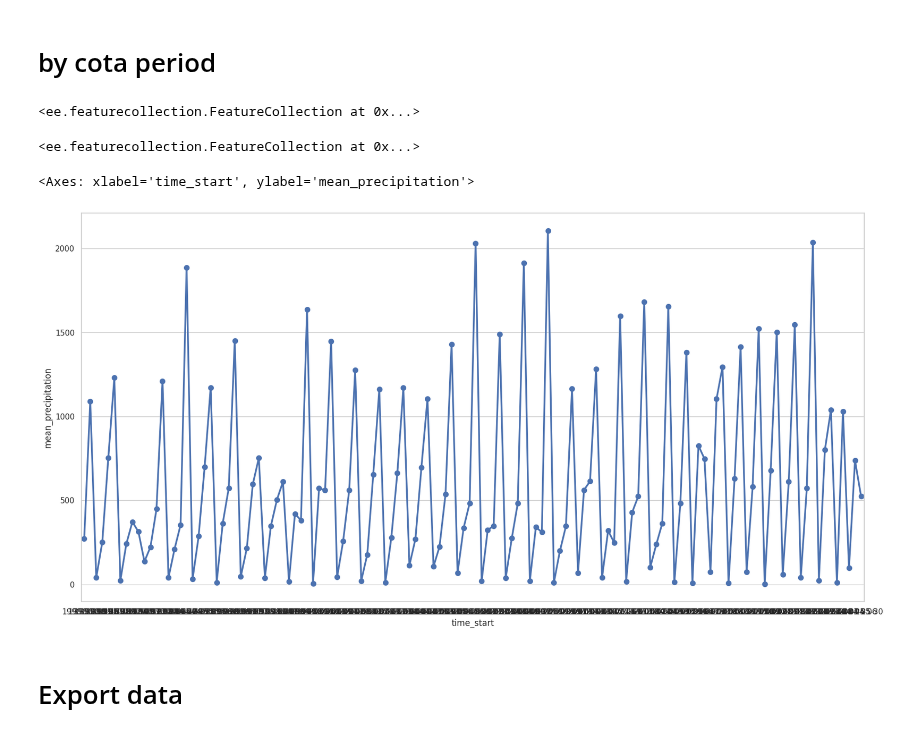
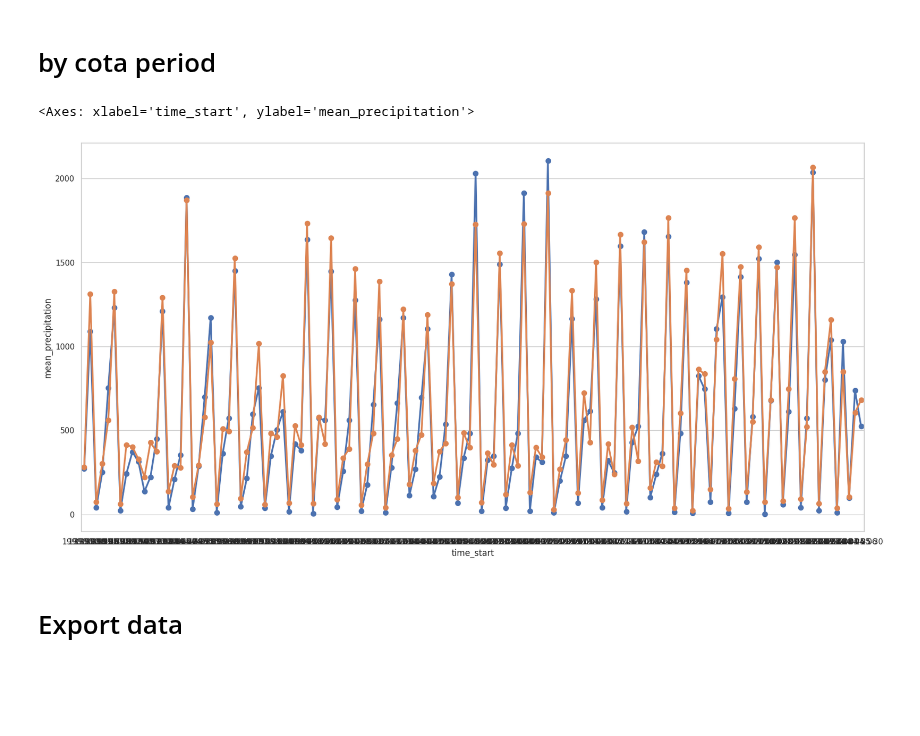
Before and after one commit to larissavaladao/time_series_curuai, a Jupyter notebook: 5. parameters_by_period/4.chirps_time_series.ipynb, the cells around one changed output. Cells and saved outputs as stored; diff of their text form; code cells hidden in the pictures; blank space fills up the shorter version.

```diff
--- a/5. parameters_by_period/4.chirps_time_series.ipynb
+++ b/5. parameters_by_period/4.chirps_time_series.ipynb
@@ -96,23 +70,3 @@ for i in range(0,len(df_period_limits)-1):
 
 
 len(list_images)
-
-list_images_n2 = []
-for i in range(0,len(df_period_limits)-1):
-  # print(df_period_limits['Data'][i][0:10])
-  # print(df_period_limits['Data'][i+1][0:10])
-
-  image = (chirps_n2.filter(ee.Filter.date(df_period_limits['Data'][i][0:10],df_period_limits['Data'][i+1][0:10]))
-              .sum())
-  if int(image.bandNames().length().getInfo()) > 0:
-    list_images_n2.append(image
-              .set('year', str(df_period_limits['year'][i]))
-              .set('month_init', str(df_period_limits['month'][i]))
-              .set('month_end', str(df_period_limits['month'][i+1]))
-              .set('system:time_start', ee.Date.parse('yyyy-MM-dd',str(df_period_limits['Data'][i][0:10])))
-              .set('time_start', str(df_period_limits['Data'][i][0:10]))
-              .set('time_finish', str(df_period_limits['Data'][i+1][0:10])))
-
-
-
-len(list_images_n2)
@@ -169,34 +110,34 @@ def mean_precip(img):
   as a property of the input image'''
 
 
-  floodplain = ee.FeatureCollection('projects/ee-curuai2/assets/lim_varzea').geometry()
+  geom = ee.FeatureCollection('projects/ee-curuai2/assets/lim_varzea').geometry()
 
 
   stats = img.select("precipitation").reduceRegion(**{
     'reducer': ee.Reducer.mean(),
-    'geometry': floodplain,
+    'geometry': geom,
     'scale': chirps.first().projection().nominalScale(),
     'maxPixels': 1e10
     })
 
-  return ee.Feature(floodplain).set({'mean_precipitation':stats.get('precipitation')}).copyProperties(img)
+  return ee.Feature(geom).set({'mean_precipitation':stats.get('precipitation')}).copyProperties(img)
 
 def mean_precip_n2(img):
   '''receives a precipitaion image returns mean value within the floodplain limits
   as a property of the input image'''
 
 
-  floodplain = ee.FeatureCollection('projects/ee-curuai2/assets/bho_otto_nivel2_curuai') #bacia nivel 2.geometry()
+  geom = ee.FeatureCollection('projects/ee-curuai2/assets/bho_otto_nivel2_curuai').geometry() #bacia nivel 2.geometry()
 
 
   stats = img.select("precipitation").reduceRegion(**{
     'reducer': ee.Reducer.mean(),
-    'geometry': floodplain,
+    'geometry': geom,
     'scale': chirps.first().projection().nominalScale(),
     'maxPixels': 1e10
     })
 
-  return ee.Feature(floodplain).set({'mean_precipitation':stats.get('precipitation')}).copyProperties(img)
+  return ee.Feature(geom).set({'mean_precipitation':stats.get('precipitation')}).copyProperties(img)
 # %% [markdown]
 # by month
 # %%
@@ -207,23 +148,21 @@ precip_acum.limit(5)
 # %%
 precip_acum_cota = ee.FeatureCollection(period_mosaics.map(mean_precip))
 precip_acum_cota.limit(5)
-# %% [output]
-<ee.featurecollection.FeatureCollection at 0x...>
 # %%
-precip_acum_cota_n2 = ee.FeatureCollection(period_mosaics_n2.map(mean_precip_n2))
+precip_acum_cota_n2 = ee.FeatureCollection(period_mosaics.map(mean_precip_n2))
 precip_acum_cota_n2.limit(5)
-# %% [output]
-<ee.featurecollection.FeatureCollection at 0x...>
 # %%
 import seaborn as sns
 df = geemap.ee_to_df(precip_acum_cota)
+dfN2 = geemap.ee_to_df(precip_acum_cota_n2)
 #comparar dados = seguem o mesmo padrão, aproximadamente
 sns.set_theme(style="whitegrid",rc={'figure.figsize':(20,10)})
 sns.pointplot(data=df,x = df['time_start'],y = df['mean_precipitation'], linewidth=2.5)
+sns.pointplot(data=dfN2,x = dfN2['time_start'],y = dfN2['mean_precipitation'], linewidth=2.5)
 # mostra que dados das duas estações tem comportamento similar, apesar dos valores de curuai serem maiores que o de obidos.
 # %% [output]
 <Axes: xlabel='time_start', ylabel='mean_precipitation'>
-[figure, old version]
+[figure, new version]
 # %% [markdown]
 
 # Export data
```
Also changed, not shown: parts of 8 cells of this notebook.
